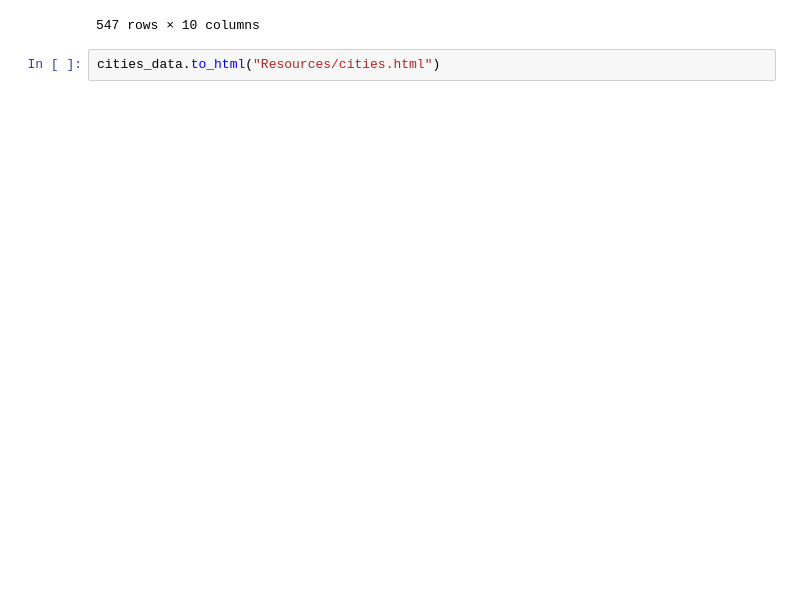
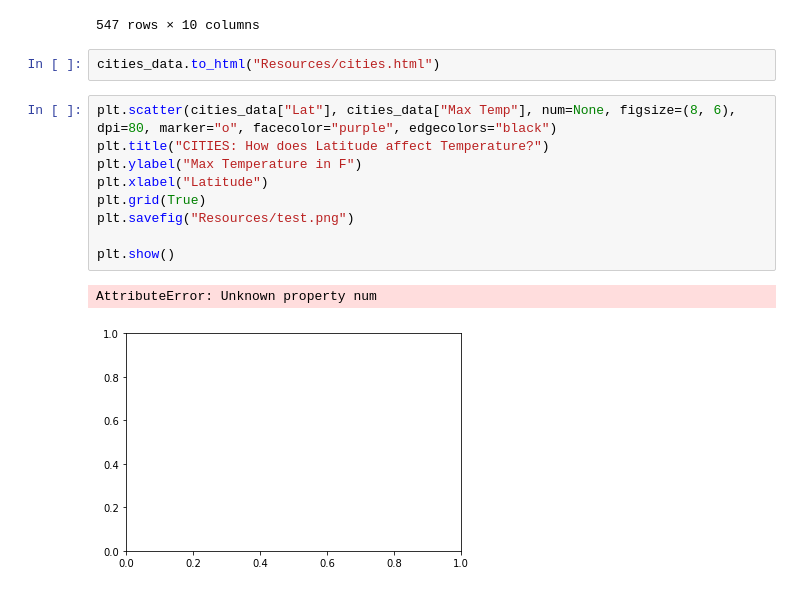
Before and after one commit to Siderall/web-viz-dash, a Jupyter notebook: data-web-viz-dash.ipynb, the cells around one changed output. Cells and saved outputs as stored; diff of their text form; blank space fills up the shorter version.

Commit message:
Adding Jupyter Notebook with Chart Production Code

```diff
--- a/data-web-viz-dash.ipynb
+++ b/data-web-viz-dash.ipynb
@@ -27,3 +29,15 @@ cities_data
 547 rows × 10 columns
 # %%
 cities_data.to_html("Resources/cities.html")
+# %%
+plt.scatter(cities_data["Lat"], cities_data["Max Temp"], num=None, figsize=(8, 6), dpi=80, marker="o", facecolor="purple", edgecolors="black")
+plt.title("CITIES: How does Latitude affect Temperature?")
+plt.ylabel("Max Temperature in F")
+plt.xlabel("Latitude")
+plt.grid(True)
+plt.savefig("Resources/test.png")
+
+plt.show()
+# %% [output]
+AttributeError: Unknown property num
+[figure, added]
```
Also changed, not shown: parts of 1 cell of this notebook.
